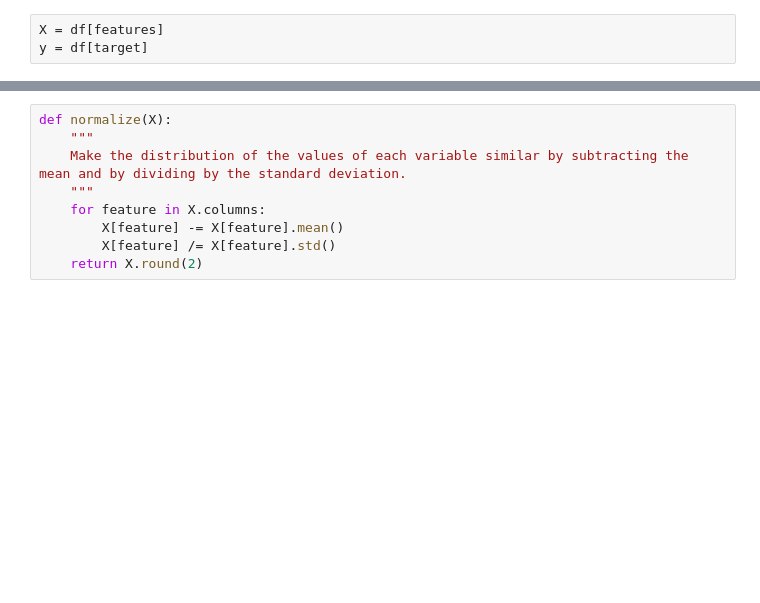
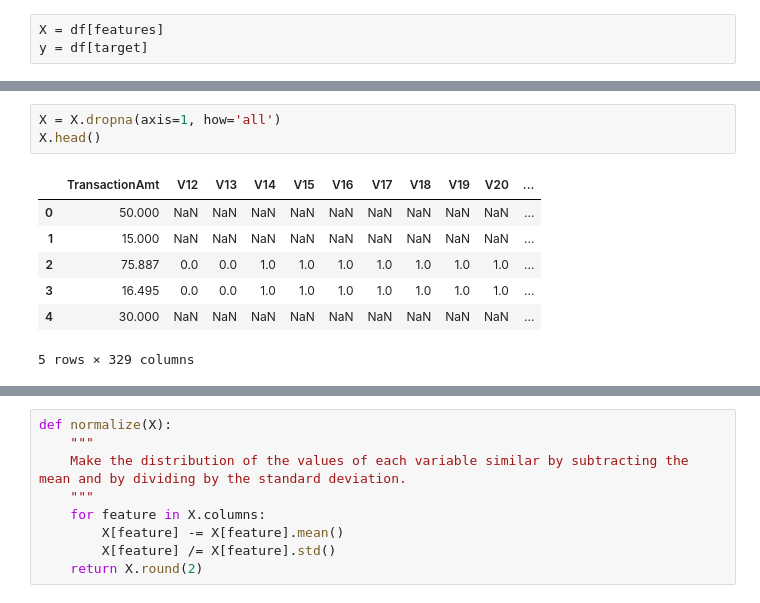
Before and after one commit to lukastymo/demo-fraud-detection, a Jupyter notebook: notebook.ipynb, the cells around one changed output, grey strips where cells are left out. Cells and saved outputs as stored; diff of their text form; blank space fills up the shorter version.

```diff
--- a/notebook.ipynb
+++ b/notebook.ipynb
@@ -75,2 +419,13 @@ X.describe()
+# %%
+X = X.dropna(axis=1, how='all')
+X.head()
+# %% [output]
+|  | TransactionAmt | V12 | V13 | V14 | V15 | V16 | V17 | V18 | V19 | V20 | ... |
+| 0 | 50.000 | NaN | NaN | NaN | NaN | NaN | NaN | NaN | NaN | NaN | ... |
+| 1 | 15.000 | NaN | NaN | NaN | NaN | NaN | NaN | NaN | NaN | NaN | ... |
+| 2 | 75.887 | 0.0 | 0.0 | 1.0 | 1.0 | 1.0 | 1.0 | 1.0 | 1.0 | 1.0 | ... |
+| 3 | 16.495 | 0.0 | 0.0 | 1.0 | 1.0 | 1.0 | 1.0 | 1.0 | 1.0 | 1.0 | ... |
+| 4 | 30.000 | NaN | NaN | NaN | NaN | NaN | NaN | NaN | NaN | NaN | ... |
+5 rows × 329 columns
 # %%
 X = X.fillna(0)
```
Also changed, not shown: parts of 19 cells of this notebook, 2 other files.
